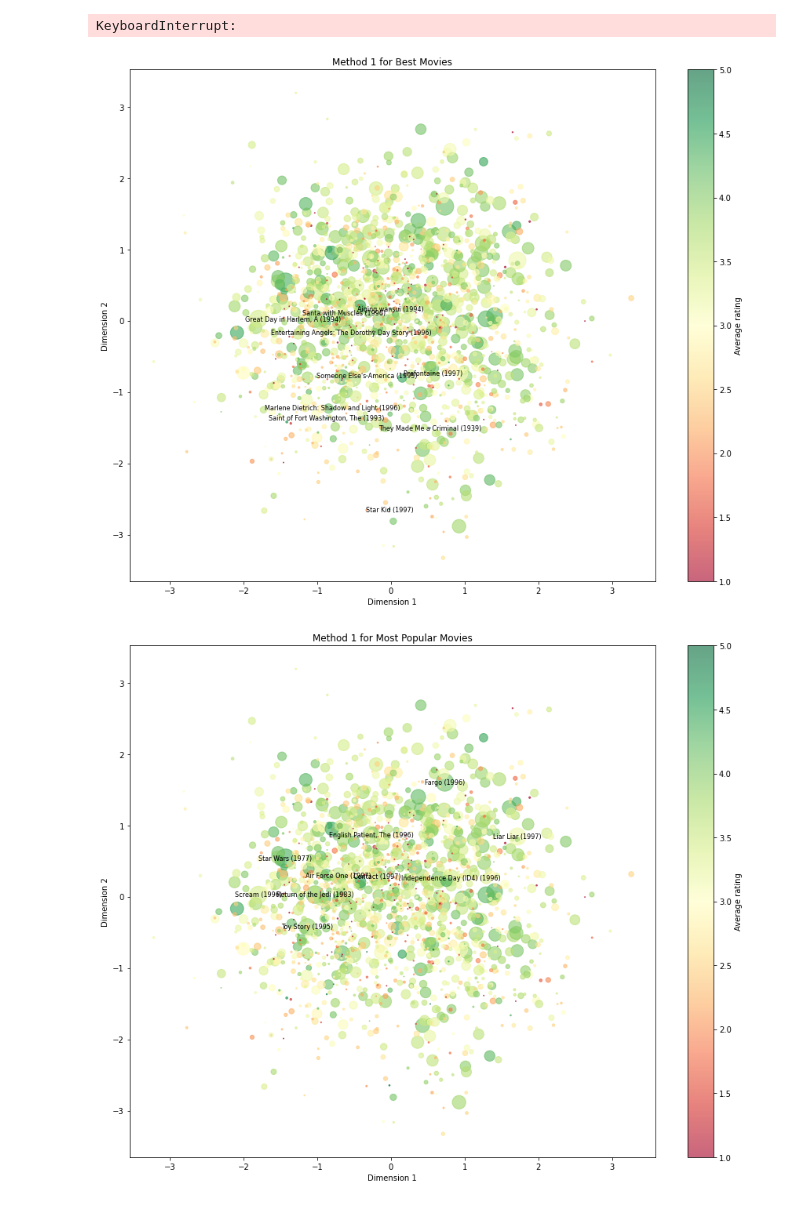
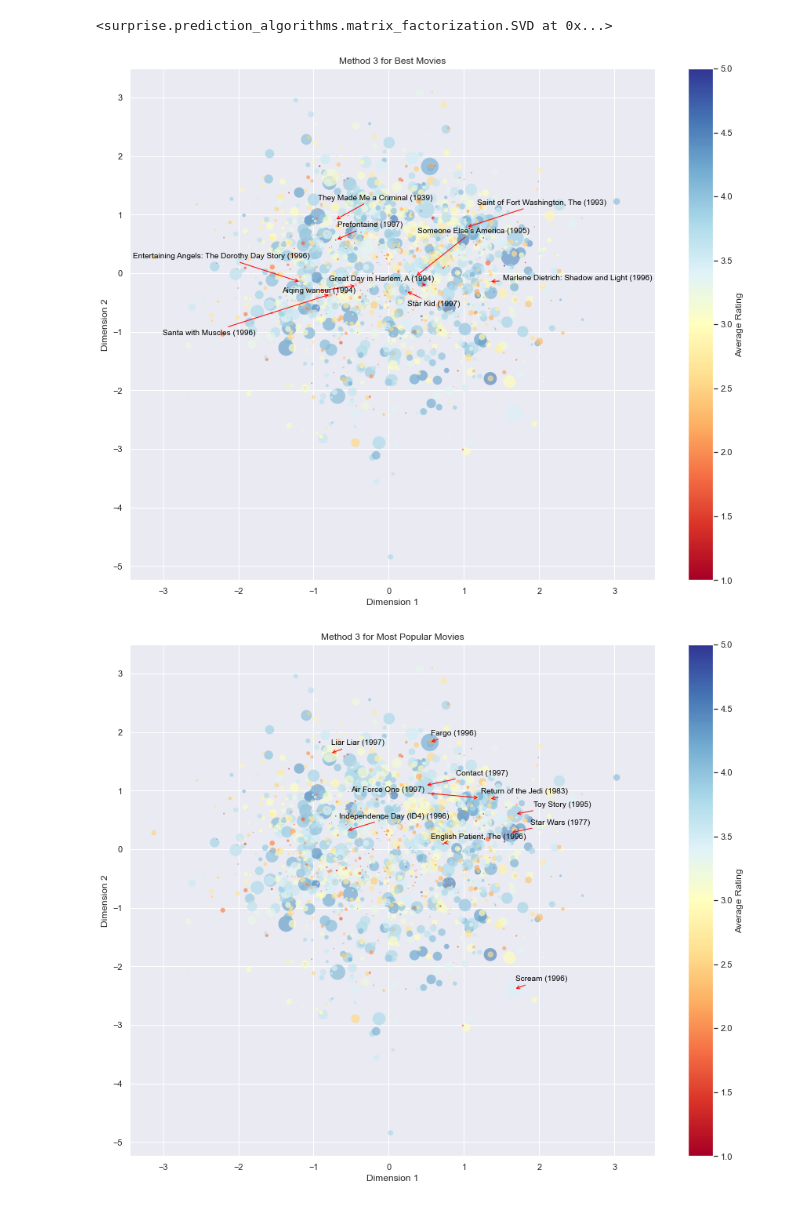
Before and after one commit to eseiner/Miniproject2, a Jupyter notebook: partB_method3.ipynb, the cells around one changed output. Cells and saved outputs as stored; diff of their text form; code cells hidden in the pictures.

```diff
--- a/partB_method3.ipynb
+++ b/partB_method3.ipynb
@@ -8,30 +8,30 @@ from helper import get_highest_rated, get_most_popular, get_choice_of_movies, ge
 from plotting import plot
 # %%
+reader = Reader()
+svd_data = pd.read_csv('data/data.csv')
+data = Dataset.load_from_df(svd_data, reader)
+data_train  = data.build_full_trainset()
+algo = SVD(n_factors=10, n_epochs=300, biased=False, lr_all = 0.005, reg_all = 0)
+algo.fit(data_train)
+
 # reader = Reader()
 # svd_data = pd.read_csv('data/data.csv')
 # data = Dataset.load_from_df(svd_data, reader)
 # data_train  = data.build_full_trainset()
-# algo = SVD(n_factors=10, n_epochs=300, biased=False, lr_all = 0.01, reg_all = 0.1)
-# algo.fit(data_train)
+# param_grid = {'n_factors': [factor for factor in range(10, 130, 30)], 'lr_all': [0.002, 0.005, 0.001],
+#               'reg_all': [0, 0.1, 0.2, 0.4, 0.6]}
 
-reader = Reader()
-svd_data = pd.read_csv('data/data.csv')
-data = Dataset.load_from_df(svd_data, reader)
-data_train  = data.build_full_trainset()
-param_grid = {'n_factors': [factor for factor in range(10, 130, 30)], 'lr_all': [0.002, 0.005, 0.001],
-              'reg_all': [0, 0.1, 0.2, 0.4, 0.6]}
+# algo = GridSearchCV(SVD, param_grid, measures=['rmse', 'mae'], cv=3)
 
-algo = GridSearchCV(SVD, param_grid, measures=['rmse', 'mae'], cv=3)
+# algo.fit(data)
 
-algo.fit(data)
+# # best RMSE score
+# print(algo.best_score['rmse'])
 
-# best RMSE score
-print(algo.best_score['rmse'])
-
-# combination of parameters that gave the best RMSE score
-print(algo.best_params['rmse'])
+# # combination of parameters that gave the best RMSE score
+# print(algo.best_params['rmse'])
 # %% [output]
-KeyboardInterrupt:
+<surprise.prediction_algorithms.matrix_factorization.SVD at 0x...>
 # %%
 V = algo.qi.transpose()
 V = mean_center_rows(V)
@@ -46,12 +46,12 @@ comedy = get_comedy_movies()
 musical = get_musical_movies()
 scifi = get_scifi_movies()
 # %%
-plot(V_proj, ten_best, 'Method 1 for Best Movies')
-plot(V_proj, ten_popular, 'Method 1 for Most Popular Movies')
-plot(V_proj, choice, 'Method 1 for 10 Chosen Movies')
-plot(V_proj, comedy, 'Method 1 for 10 Comedy Movies')
-plot(V_proj, musical, 'Method 1 for 10 Musical Movies')
-plot(V_proj, scifi, 'Method 1 for 10 Sci-Fi Movies')
+plot(V_proj, ten_best, 'Method 3 for Best Movies')
+plot(V_proj, ten_popular, 'Method 3 for Most Popular Movies')
+plot(V_proj, choice, 'Method 3 for 10 Chosen Movies')
+plot(V_proj, comedy, 'Method 3 for 10 Comedy Movies')
+plot(V_proj, musical, 'Method 3 for 10 Musical Movies')
+plot(V_proj, scifi, 'Method 3 for 10 Sci-Fi Movies')
 # %% [output]
-[figure, old version]
+[figure, new version]
-[figure, old version]
+[figure, new version]
```
Also changed, not shown: parts of 2 cells of this notebook, 2 other files.
